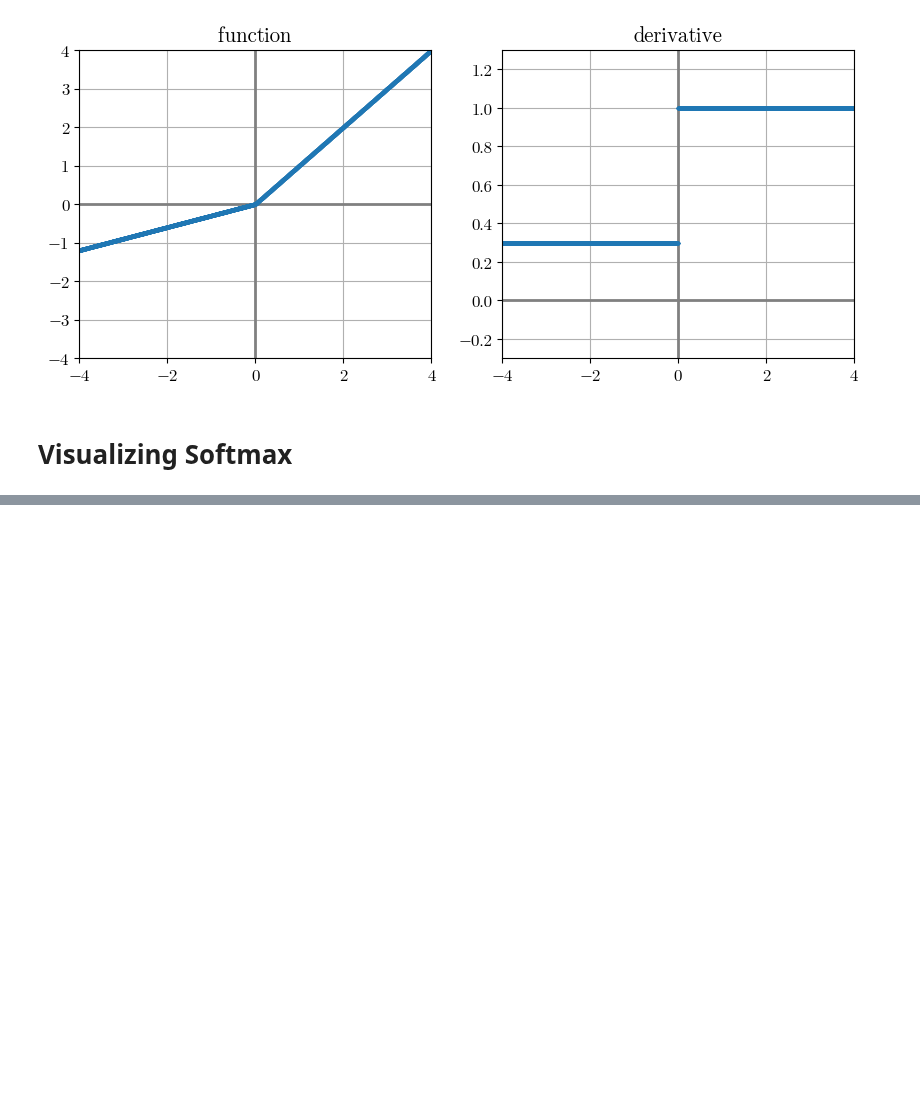
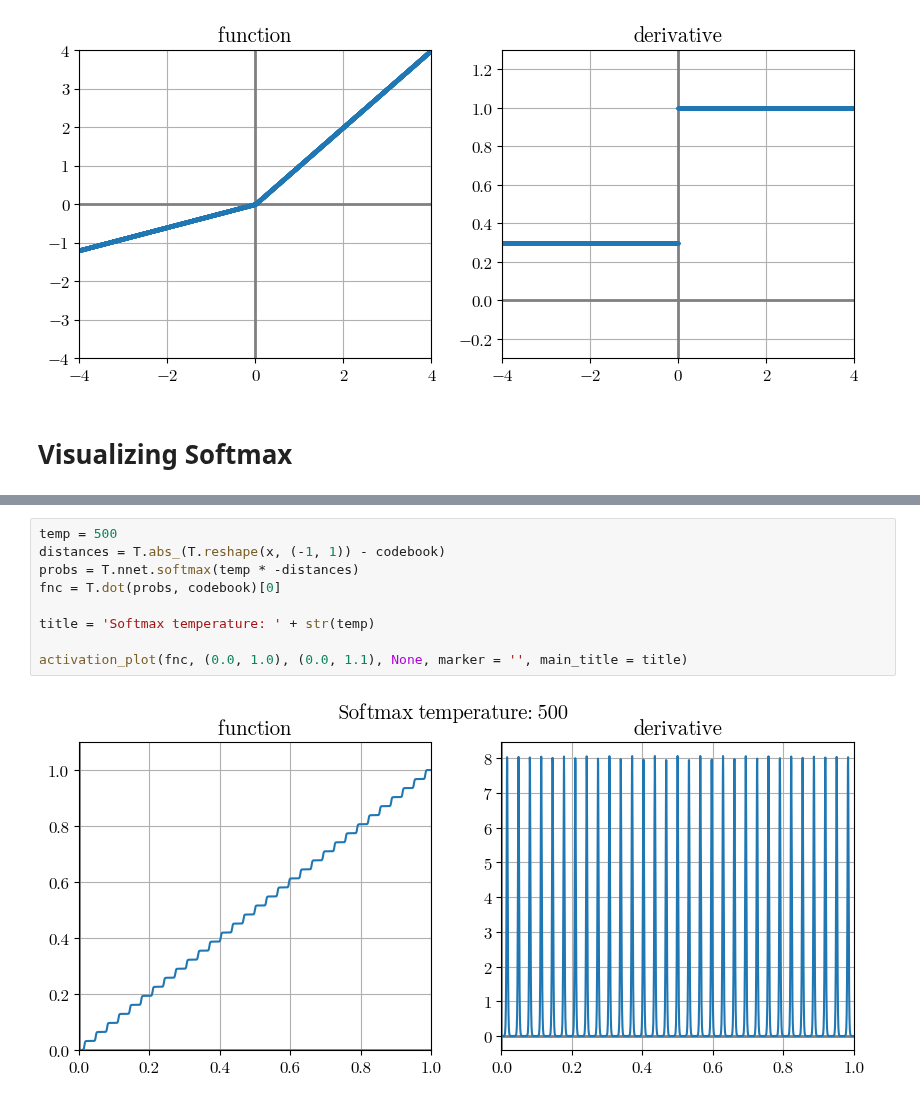
Before and after one commit to sri-kankanahalli/autoencoder-speech-compression, a Jupyter notebook: Visualizations.ipynb, the cells around one changed output, grey strips where cells are left out. Saved outputs shown, nothing was run; the diff lists cells and outputs as text; blank space fills up the shorter version.

```diff
--- a/Visualizations.ipynb
+++ b/Visualizations.ipynb
@@ -143,0 +200,11 @@ QUANTIZED: 0.506959379338
+# %%
+temp = 500
+distances = T.abs_(T.reshape(x, (-1, 1)) - codebook)
+probs = T.nnet.softmax(temp * -distances)
+fnc = T.dot(probs, codebook)[0]
+
+title = 'Softmax temperature: ' + str(temp)
+
+activation_plot(fnc, (0.0, 1.0), (0.0, 1.1), None, marker = '', main_title = title)
+# %% [output]
+[figure, added]
```
Also changed, not shown: parts of 7 cells of this notebook, 28 other files.
